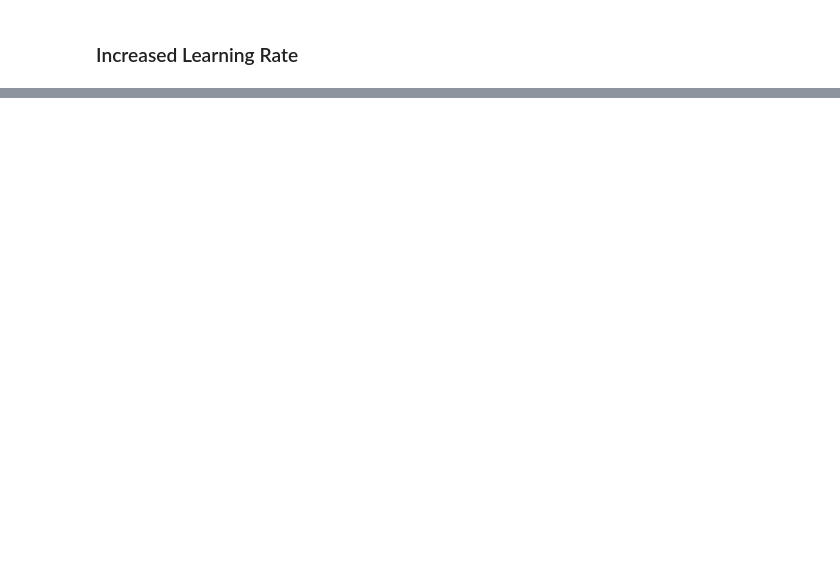
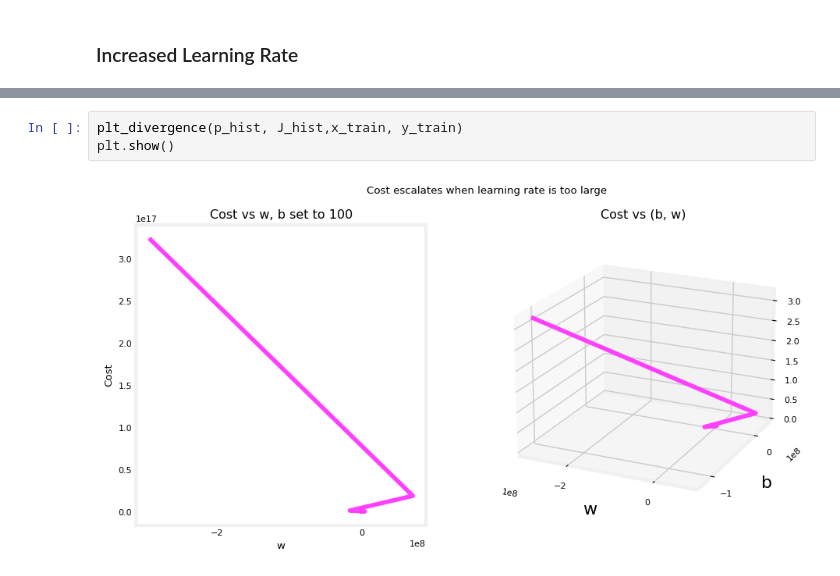
Before and after one commit to AnusreeSunilkumar/Coursera-Machine-Learning, a Jupyter notebook: Supervised Learning/Linear Regression.ipynb, the cells around one changed output, grey strips where cells are left out. Drawn from its saved outputs; the diff is of its cells as text; blank space fills up the shorter version.

```diff
--- a/Supervised Learning/Linear Regression.ipynb
+++ b/Supervised Learning/Linear Regression.ipynb
@@ -366,0 +384,5 @@ Iteration    9: Cost 5.60e+09  dj_dw:  9.572e+04, dj_db:  5.916e+04   w: -4.845e
+# %%
+plt_divergence(p_hist, J_hist,x_train, y_train)
+plt.show()
+# %% [output]
+[figure, added]
```
Also changed, not shown: parts of 8 cells of this notebook.
